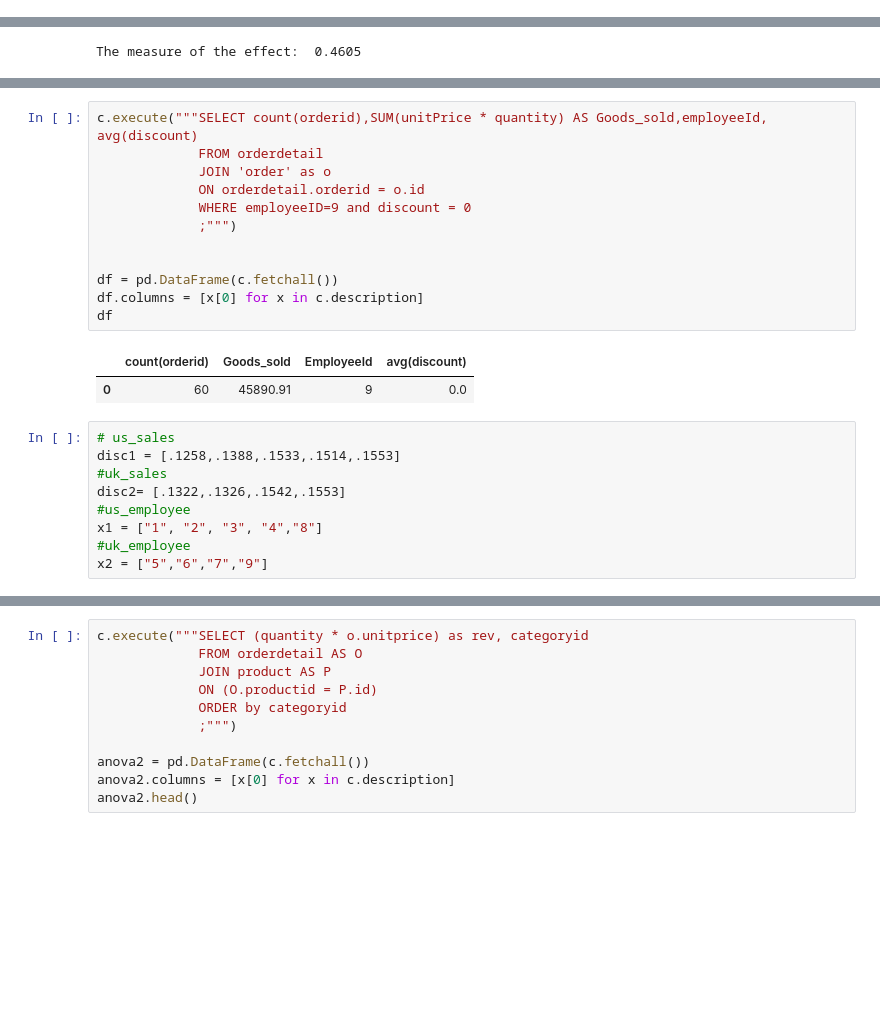
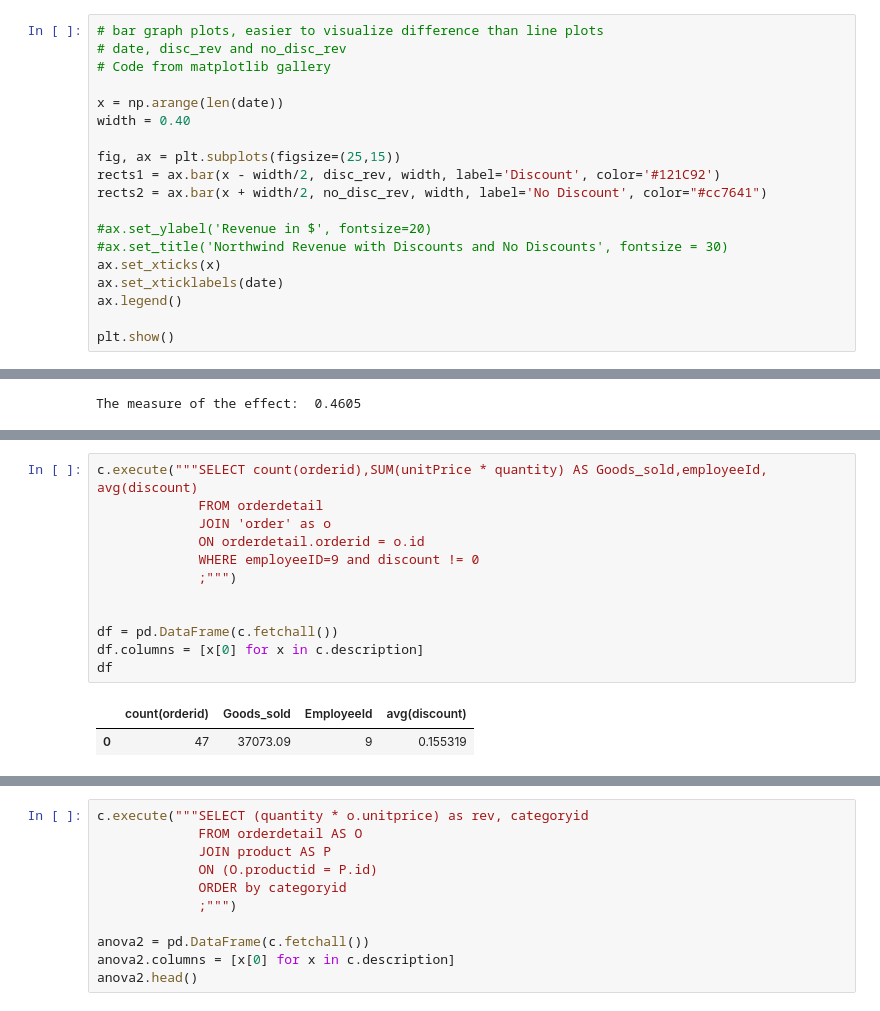
Before and after one commit to AnnikaNoren/dsc-mod-3-project-online-ds-pt-071519, a Jupyter notebook: Project.ipynb, the cells around one changed output, grey strips where cells are left out. Saved outputs shown, nothing was run; the diff lists cells and outputs as text; blank space fills up the shorter version.

```diff
--- a/Project.ipynb
+++ b/Project.ipynb
@@ -114,0 +201,19 @@ plt.show()
+# %%
+# bar graph plots, easier to visualize difference than line plots
+# date, disc_rev and no_disc_rev
+# Code from matplotlib gallery
+
+x = np.arange(len(date))
+width = 0.40
+
+fig, ax = plt.subplots(figsize=(25,15))
+rects1 = ax.bar(x - width/2, disc_rev, width, label='Discount', color='#121C92')
+rects2 = ax.bar(x + width/2, no_disc_rev, width, label='No Discount', color="#cc7641")
+
+#ax.set_ylabel('Revenue in $', fontsize=20)
+#ax.set_title('Northwind Revenue with Discounts and No Discounts', fontsize = 30)
+ax.set_xticks(x)
+ax.set_xticklabels(date)
+ax.legend()
+
+plt.show()
@@ -816,24 +940,15 @@ This is a follow- on question to #2.  Since there is a difference between the US
 # %%
 c.execute("""SELECT count(orderid),SUM(unitPrice * quantity) AS Goods_sold,employeeId, avg(discount)
              FROM orderdetail
              JOIN 'order' as o
              ON orderdetail.orderid = o.id
-             WHERE employeeID=9 and discount = 0
+             WHERE employeeID=9 and discount != 0
              ;""")
 
 
 df = pd.DataFrame(c.fetchall())
 df.columns = [x[0] for x in c.description]
 df
 # %% [output]
 |  | count(orderid) | Goods_sold | EmployeeId | avg(discount) |
-| 0 | 60 | 45890.91 | 9 | 0.0 |
+| 0 | 47 | 37073.09 | 9 | 0.155319 |
-# %%
-# us_sales
-disc1 = [.1258,.1388,.1533,.1514,.1553]
-#uk_sales
-disc2= [.1322,.1326,.1542,.1553]
-#us_employee
-x1 = ["1", "2", "3", "4","8"]
-#uk_employee
-x2 = ["5","6","7","9"]
```
Also changed, not shown: parts of 64 cells of this notebook, 2 other files.
